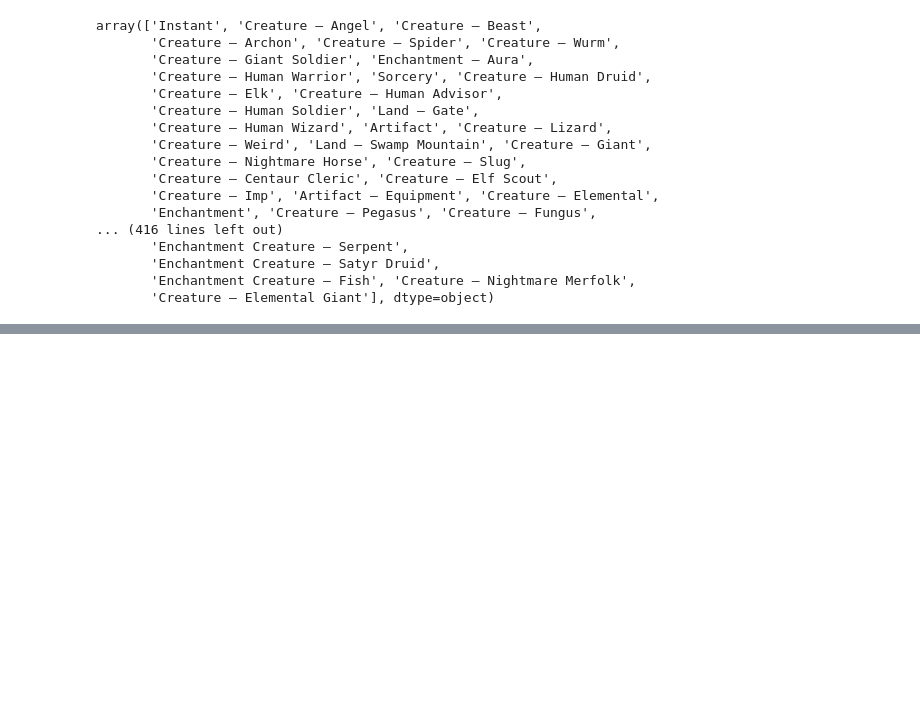
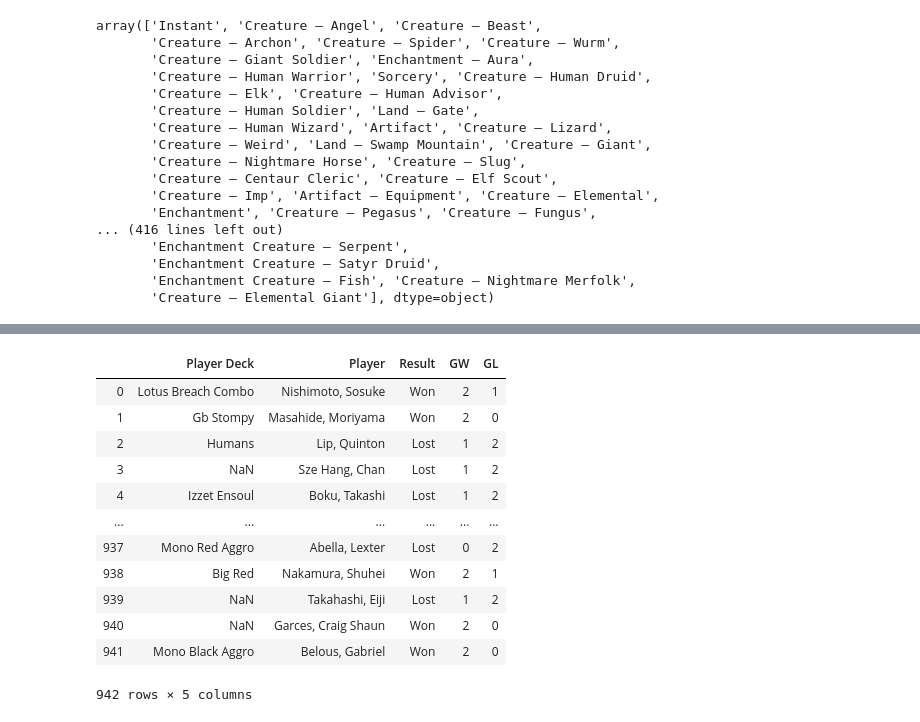
Before and after one commit to ta-datapt-bcn/project-web, a Jupyter notebook: project-API.ipynb, the cells around one changed output, grey strips where cells are left out. Saved outputs shown, nothing was run; the diff lists cells and outputs as text; code cells hidden in the pictures; blank space fills up the shorter version.

```diff
--- a/project-API.ipynb
+++ b/project-API.ipynb
@@ -135,0 +296,4 @@ array(['Instant', 'Creature — Angel', 'Creature — Beast',
+# %%
+nagoya = pd.DataFrame([player_list, deck_list, card_count, card_list], index=['Player', 'Deck', 'Copies', 'Cards'])
+nagoya = nagoya.T
+nagoya
@@ -135,0 +388,25 @@ array(['Instant', 'Creature — Angel', 'Creature — Beast',
+# %%
+## Retrieve the results from Nagoya Matchs
+
+tabs = []
+for i in range(1,16):
+    url = 'https://magic.gg/news/players-tour-nagoya-2020-round-'+str(i)+'-results'
+    html = requests.get(url).content
+    soup = BeautifulSoup(html, features='html.parser')
+    table = soup.find_all('div', {'class': 'table-wrapper'})[0].find_all('tr')
+
+    for tr in table:
+        tabs.append({
+            'Player': tr.find_all('td')[1].string,
+            'Opponent': tr.find_all('td')[5].string,
+            'Match': tr.find_all('td')[3].string
+            })
+
+nagoya_round = pd.DataFrame(tabs)
+
+#transform result table into classification
+nagoya_round['Result'] = nagoya_round['Match'].str.split('\s').str.get(0)
+nagoya_round['GW'] = nagoya_round['Match'].str.split('\s').str.get(1).str.split('-').str.get(0)
+nagoya_round['GL'] = nagoya_round['Match'].str.split('\s').str.get(1).str.split('-').str.get(1)
+
+nagoya_round.Player.value_counts()
@@ -135,0 +426,19 @@ array(['Instant', 'Creature — Angel', 'Creature — Beast',
+# %%
+result = pd.merge(nagoya_round, nagoya, how='left', on=['Player'])
+test = result[['Deck', 'Opponent', 'Result', 'GW', 'GL']]
+test.columns = ['Player Deck', 'Player', 'Result', 'GW', 'GL']
+test
+# %% [output]
+|  | Player Deck | Player | Result | GW | GL |
+| 0 | Lotus Breach Combo | Nishimoto, Sosuke | Won | 2 | 1 |
+| 1 | Gb Stompy | Masahide, Moriyama | Won | 2 | 0 |
+| 2 | Humans | Lip, Quinton | Lost | 1 | 2 |
+| 3 | NaN | Sze Hang, Chan | Lost | 1 | 2 |
+| 4 | Izzet Ensoul | Boku, Takashi | Lost | 1 | 2 |
+| ... | ... | ... | ... | ... | ... |
+| 937 | Mono Red Aggro | Abella, Lexter | Lost | 0 | 2 |
+| 938 | Big Red | Nakamura, Shuhei | Won | 2 | 1 |
+| 939 | NaN | Takahashi, Eiji | Lost | 1 | 2 |
+| 940 | NaN | Garces, Craig Shaun | Won | 2 | 0 |
+| 941 | Mono Black Aggro | Belous, Gabriel | Won | 2 | 0 |
+942 rows × 5 columns
```
Also changed, not shown: parts of 13 cells of this notebook.
